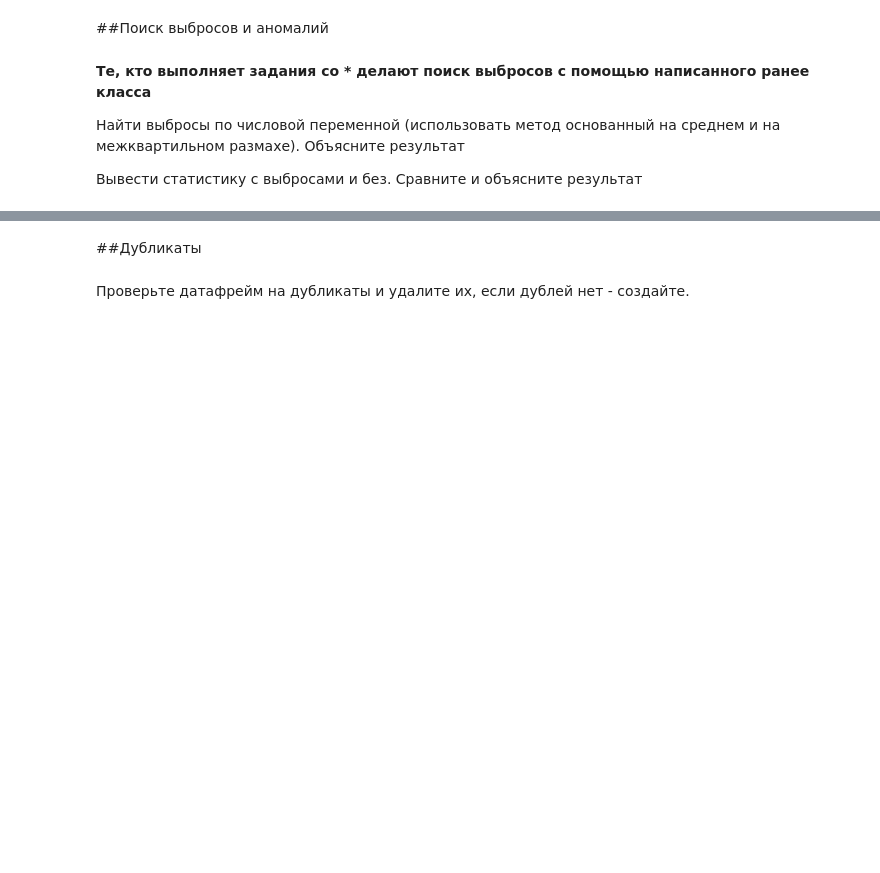
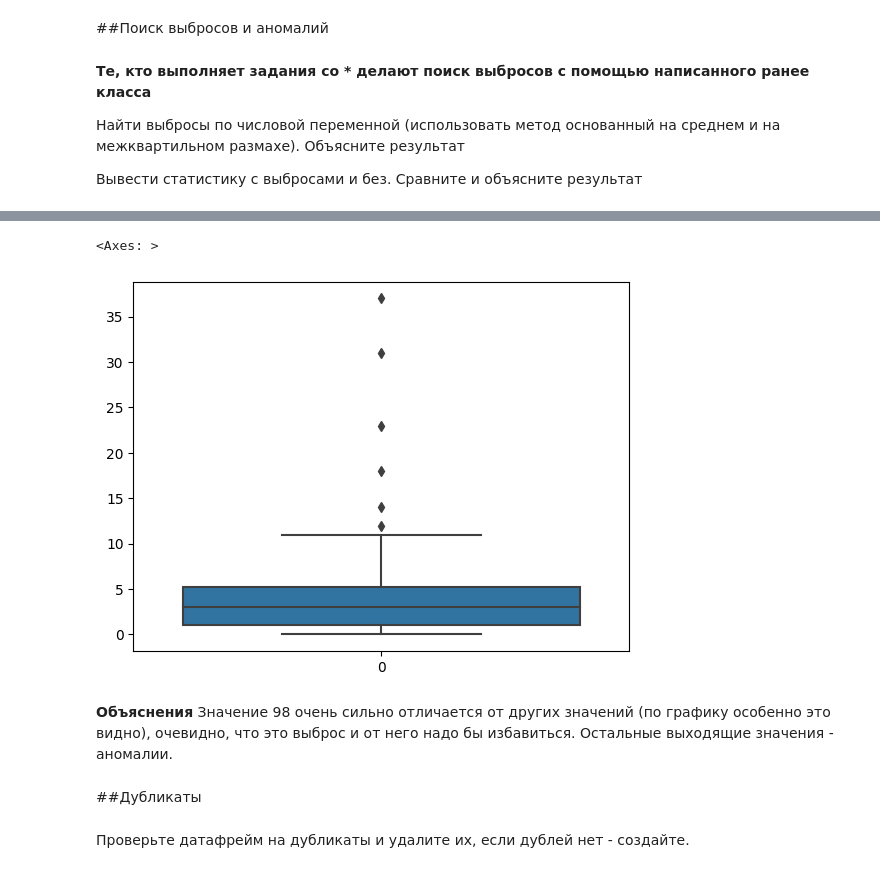
Before and after one commit to Dev-Atom42/MachineLearning-Calobaratory, a Jupyter notebook: Задание_3.ipynb, the cells around one changed output, grey strips where cells are left out. Cells and saved outputs as stored; diff of their text form; code cells hidden in the pictures; blank space fills up the shorter version.

```diff
--- a/Задание_3.ipynb
+++ b/Задание_3.ipynb
@@ -210,0 +218,8 @@ df_new2
+# %%
+mean = df["Murder and nonnegligent manslaughter"].mean()
+std = df["Murder and nonnegligent manslaughter"].std()
+custom_std = std * 3 #Что больше 14*3, то считать выбросом
+
+emissions = [x for x in df["Murder and nonnegligent manslaughter"] if abs(x - mean) > custom_std]
+#anomaly = [x for x in df["Murder and nonnegligent manslaughter"] if abs(x - mean) > std]
+print("Выбросы:", emissions)
@@ -210,0 +228,7 @@ df_new2
+# %%
+#Методом среднего
+mean = df["Murder and nonnegligent manslaughter"].mean()
+maximum = mean * 3
+
+df_mean = df[abs((df["Murder and nonnegligent manslaughter"] - mean) < maximum)]
+df_mean["Murder and nonnegligent manslaughter"].describe()
@@ -211,3 +263,13 @@ df_new2
+# %%
+#Статистика и объяснение
+without_emissions = [x for x in df["Murder and nonnegligent manslaughter"] if abs(x - mean) <= custom_std]
+sns.boxplot(without_emissions)
+# %% [output]
+<Axes: >
+[figure, added]
+# %% [markdown]
+**Объяснения**
+Значение 98 очень сильно отличается от других значений (по графику особенно это видно), очевидно, что это выброс и от него надо бы избавиться. Остальные выходящие значения - аномалии.
 # %% [markdown]
 ##Дубликаты
 # %% [markdown]
```
Also changed, not shown: parts of 13 cells of this notebook.
